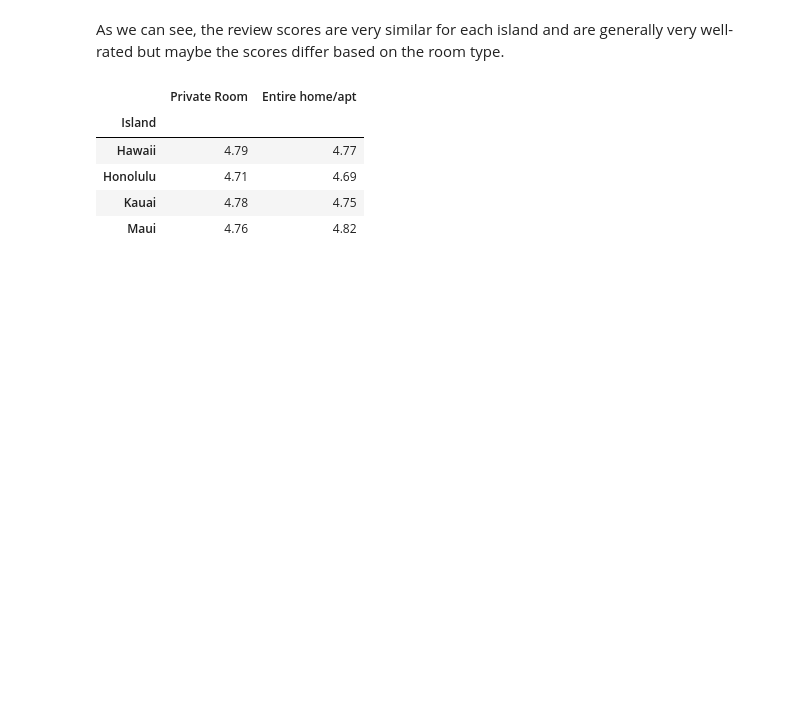
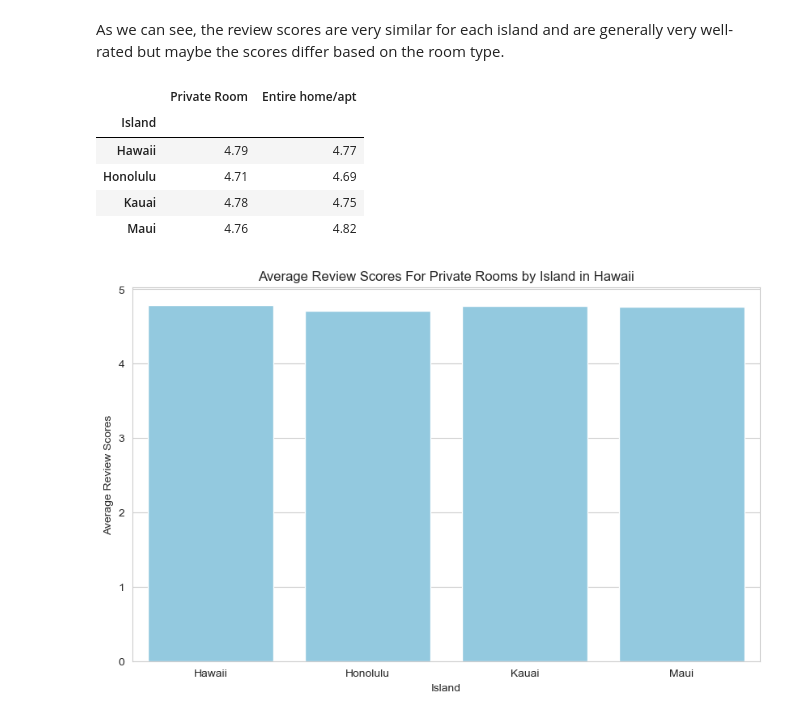
Before and after one commit to ubco-W2022T2-data301/project-group-group38, a Jupyter notebook: CB_EDA_Milestone3.ipynb, the cells around one changed output. Cells and saved outputs as stored; diff of their text form; code cells hidden in the pictures; blank space fills up the shorter version.

```diff
--- a/CB_EDA_Milestone3.ipynb
+++ b/CB_EDA_Milestone3.ipynb
@@ -237,3 +243,12 @@ df
 | Honolulu | 4.71 | 4.69 |
 | Kauai | 4.78 | 4.75 |
 | Maui | 4.76 | 4.82 |
+# %%
+sns.set_style("whitegrid")
+plt.figure(figsize=(10, 6))
+sns.barplot(x=df.index, y="Private Room", data=df, color="skyblue", label="Private Room")
+plt.title("Average Review Scores For Private Rooms by Island in Hawaii")
+plt.ylabel("Average Review Scores")
+plt.show()
+# %% [output]
+[figure, added]
```
Also changed, not shown: parts of 7 cells of this notebook.
